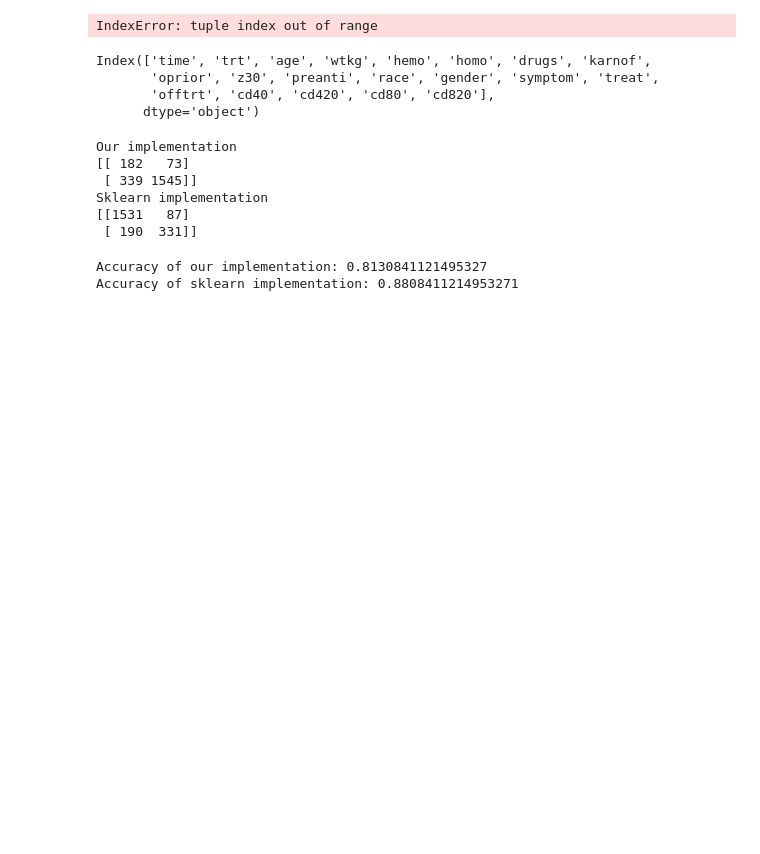
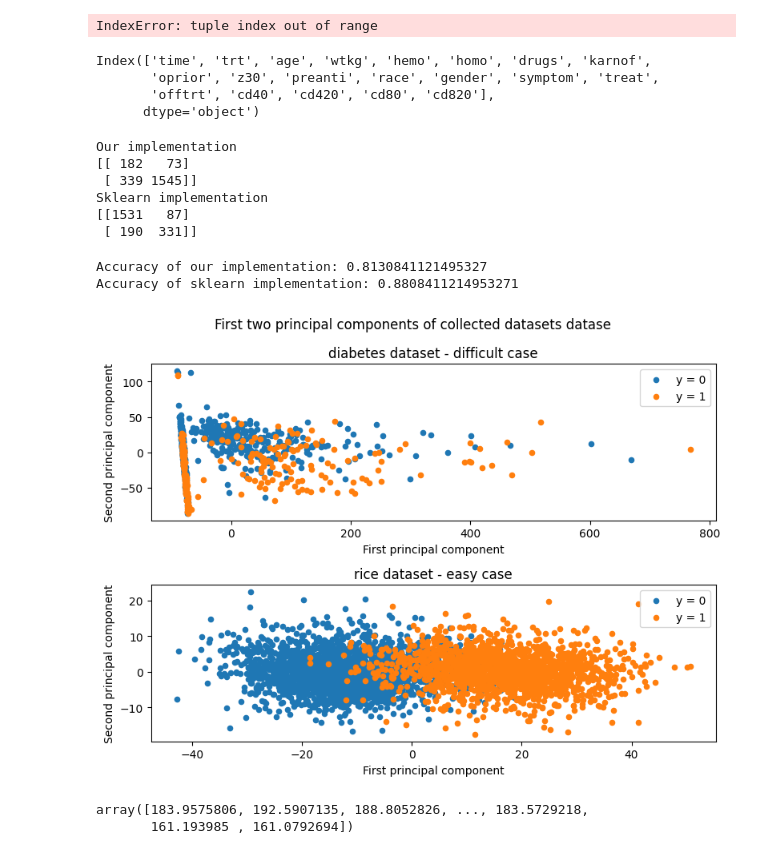
Before and after one commit to Fersoil/logistic_regression, a Jupyter notebook: real_data_experiments.ipynb, the cells around one changed output. Drawn from its saved outputs; the diff is of its cells as text; code cells hidden in the pictures; blank space fills up the shorter version.

Commit message:
added presentation, pca of datasets

```diff
--- a/real_data_experiments.ipynb
+++ b/real_data_experiments.ipynb
@@ -169,3 +169,60 @@ print(f"Accuracy of sklearn implementation: {sklearn_lr.score(X_test, y_test)}")
 # %% [output]
 Accuracy of our implementation: 0.8130841121495327
 Accuracy of sklearn implementation: 0.8808411214953271
+# %%
+from sklearn.decomposition import PCA
+data = pd.read_csv('data/rice.csv')
+
+X = data.drop('target', axis=1).to_numpy()
+y = data['target'].to_numpy()
+
+pca = PCA(n_components=2)
+X_pca = pca.fit_transform(X)
+
+# Select the two most important features
+selected_features = X_pca[:, :2]
+
+fig, ax = plt.subplots(2, 1, figsize=(8, 6))
+
+
+ax[1].scatter(selected_features[y == 0, 0], selected_features[y == 0, 1], s=20)
+ax[1].scatter(selected_features[y == 1, 0], selected_features[y == 1, 1], s=20)
+
+ax[1].set_xlabel('First principal component')
+ax[1].set_ylabel('Second principal component')
+ax[1].legend(["y = 0", "y = 1"])
+
+ax[1].set_title('rice dataset - easy case')
+
+data = pd.read_csv('data/diabetes.csv')
+data = data.fillna(data.mean())
+
+X = data.drop('target', axis=1).to_numpy()
+y = data['target'].to_numpy()
+
+pca = PCA(n_components=2)
+X_pca = pca.fit_transform(X)
+
+# Select the two most important features
+selected_features = X_pca[:, :2]
+
+
+ax[0].scatter(selected_features[y == 0, 0], selected_features[y == 0, 1], s=20)
+ax[0].scatter(selected_features[y == 1, 0], selected_features[y == 1, 1], s=20)
+
+ax[0].set_xlabel('First principal component')
+ax[0].set_ylabel('Second principal component')
+ax[0].legend(["y = 0", "y = 1"])
+
+ax[0].set_title('diabetes dataset - difficult case')
+plt.suptitle('First two principal components of collected datasets datase')
+fig.tight_layout()
+
+plt.savefig('plots/pca/rice_diabetes.png', transparent=True)
+# %% [output]
+[figure, added]
+# %%
+X[y == 0, 0]
+# %% [output]
+array([183.9575806, 192.5907135, 188.8052826, ..., 183.5729218,
+       161.193985 , 161.0792694])
```
Also changed, not shown: parts of 1 cell of this notebook, 3 other files.
